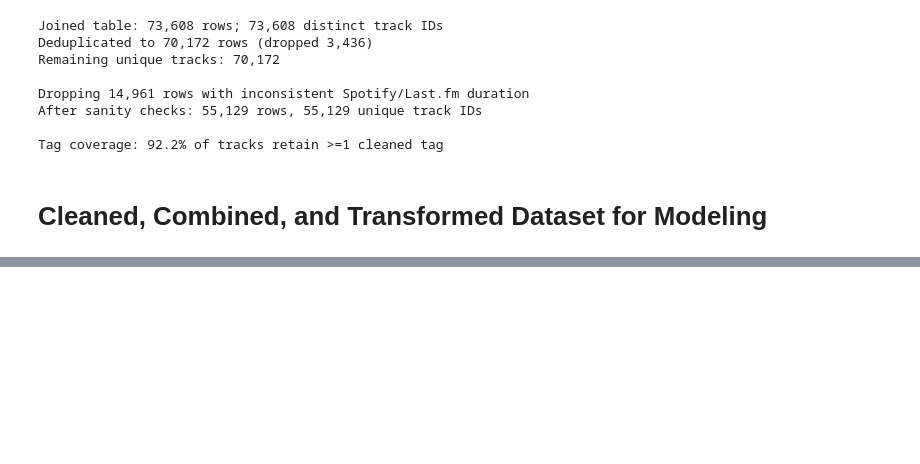
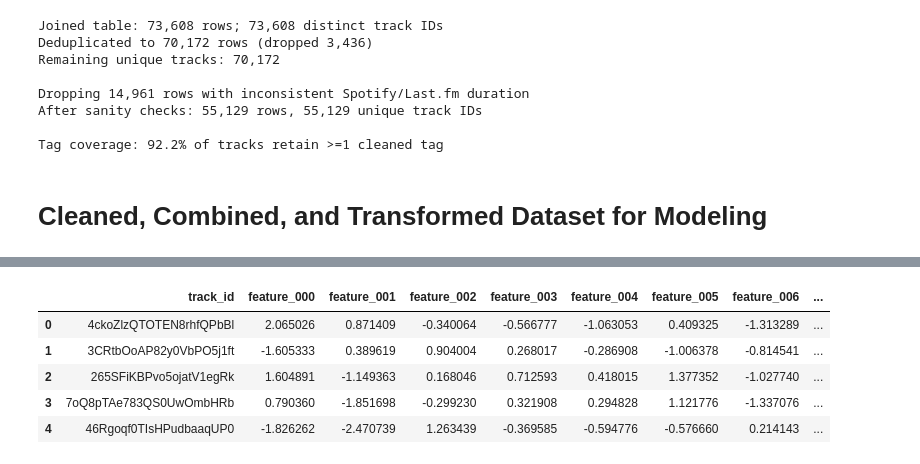
Before and after one commit to adamajane/computational-tools-for-data-science-02807-project, a Jupyter notebook: 1-data-cleaning-and-feature-vector/data-cleaning-and-feature-vector.ipynb, the cells around one changed output, grey strips where cells are left out. Drawn from its saved outputs; the diff is of its cells as text; code cells hidden in the pictures; blank space fills up the shorter version.

Commit message:
Add data cleaning/feature and .gitattributes

```diff
--- a/1-data-cleaning-and-feature-vector/data-cleaning-and-feature-vector.ipynb
+++ b/1-data-cleaning-and-feature-vector/data-cleaning-and-feature-vector.ipynb
@@ -333,0 +434,92 @@ Saved cleaned dataset → artifacts/full_dataset_clean.csv (19.4 MB)
+# %%
+BLOCK_WEIGHTS = {"audio": 1.0, "popularity": 0.4, "tags": 0.9}
+weighted_train = apply_block_weights(train_features, block_dims, BLOCK_WEIGHTS)
+weighted_val = apply_block_weights(val_features, block_dims, BLOCK_WEIGHTS)
+# timestamp = datetime.utcnow().replace(microsecond=0).isoformat() + "Z"
+feature_cols = [f"feature_{i:03d}" for i in range(weighted_train.shape[1])]
+
+# Aggregate feature vectors
+all_track_ids = np.concatenate(
+    [
+        train_df["track_id"].to_numpy(),
+        val_df["track_id"].to_numpy(),
+    ]
+)
+all_features = np.vstack([train_features, val_features])
+all_weighted = np.vstack([weighted_train, weighted_val])
+full_df = pd.concat([train_df, val_df], ignore_index=True)
+
+all_npz_path = ARTIFACT_DIR / "features_apt_all.npz"
+np.savez_compressed(
+    all_npz_path,
+    track_ids=all_track_ids,
+    features=all_features,
+    features_weighted=all_weighted,
+)
+
+all_csv_path = ARTIFACT_DIR / "features_apt_all_weighted.csv"
+all_features_df = pd.DataFrame(all_weighted, columns=feature_cols)
+all_features_df.insert(0, "track_id", all_track_ids)
+all_features_df.to_csv(all_csv_path, index=False)
+
+print(
+    f"Combined feature matrix → {all_features.shape[0]:,} tracks × {all_features.shape[1]} dims"
+)
+
+print()
+
+print(f"Saved {all_npz_path.relative_to(NOTEBOOK_DIR)}")
+print(f"Saved {all_csv_path.relative_to(NOTEBOOK_DIR)}")
+
+vectorizer_payload = {
+    "pipeline": feature_pipeline,
+    "audio_features": AUDIO_FEATURES,
+    "popularity_features": POPULARITY_FEATURES,
+    "tag_column": TAG_TEXT_COL,
+    "block_dims": block_dims,
+    "block_weights": BLOCK_WEIGHTS,
+}
+vectorizer_path = ARTIFACT_DIR / "vectorizers.joblib"
+joblib.dump(vectorizer_payload, vectorizer_path)
+
+tfidf_params = (
+    feature_pipeline.named_transformers_["tags"].named_steps["tfidf"].get_params()
+)
+block_dims_json = {key: int(value) for key, value in block_dims.items()}
+config = {
+    # "created_at_utc": timestamp,
+    "random_state": RANDOM_STATE,
+    "records": {"train": len(train_df), "validation": len(val_df)},
+    "block_dims": block_dims_json,
+    "block_weights": BLOCK_WEIGHTS,
+    "columns": {
+        "audio": AUDIO_FEATURES,
+        "popularity": POPULARITY_FEATURES,
+        "tag_text": TAG_TEXT_COL,
+    },
+    "tag_vectorizer": {
+        "min_df": tfidf_params["min_df"],
+        "max_df": tfidf_params["max_df"],
+        "ngram_range": tfidf_params["ngram_range"],
+        "max_features": tfidf_params["max_features"],
+        "svd_components": int(block_dims["tags"]),
+    },
+    "artifacts": {
+        # "train_features": str(train_npz.relative_to(NOTEBOOK_DIR)),
+        # "val_features": str(val_npz.relative_to(NOTEBOOK_DIR)),
+        "all_features": str(all_npz_path.relative_to(NOTEBOOK_DIR)),
+        "vectorizers": str(vectorizer_path.relative_to(NOTEBOOK_DIR)),
+    },
+}
+config_path = ARTIFACT_DIR / "features_config.json"
+with config_path.open("w", encoding="utf-8") as fp:
+    json.dump(config, fp, indent=2)
+
+print("Saved artifacts:")
+for path in [all_npz_path, vectorizer_path, config_path]:
+    size_kb = path.stat().st_size / 1024
+    print(f"- {path.relative_to(NOTEBOOK_DIR)} ({size_kb:,.1f} KB)")
+
+# Inspect PCA loadings
+all_features_df.head()
+# %% [output]
@@ -333,0 +534,6 @@ Saved cleaned dataset → artifacts/full_dataset_clean.csv (19.4 MB)
+|  | track_id | feature_000 | feature_001 | feature_002 | feature_003 | feature_004 | feature_005 | feature_006 | ... |
+| 0 | 4ckoZlzQTOTEN8rhfQPbBl | 2.065026 | 0.871409 | -0.340064 | -0.566777 | -1.063053 | 0.409325 | -1.313289 | ... |
+| 1 | 3CRtbOoAP82y0VbPO5j1ft | -1.605333 | 0.389619 | 0.904004 | 0.268017 | -0.286908 | -1.006378 | -0.814541 | ... |
+| 2 | 265SFiKBPvo5ojatV1egRk | 1.604891 | -1.149363 | 0.168046 | 0.712593 | 0.418015 | 1.377352 | -1.027740 | ... |
+| 3 | 7oQ8pTAe783QS0UwOmbHRb | 0.790360 | -1.851698 | -0.299230 | 0.321908 | 0.294828 | 1.121776 | -1.337076 | ... |
+| 4 | 46Rgoqf0TIsHPudbaaqUP0 | -1.826262 | -2.470739 | 1.263439 | -0.369585 | -0.594776 | -0.576660 | 0.214143 | ... |
```
Also changed, not shown: parts of 18 cells of this notebook, 1 other file.
